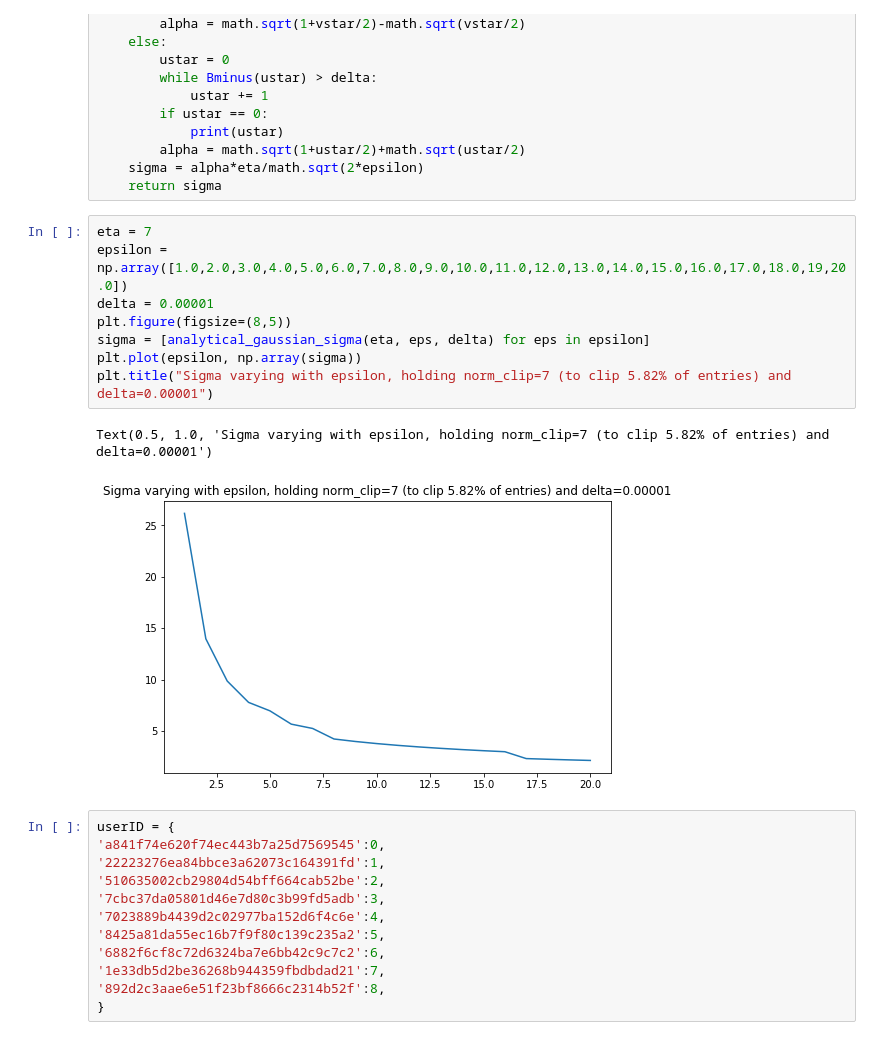
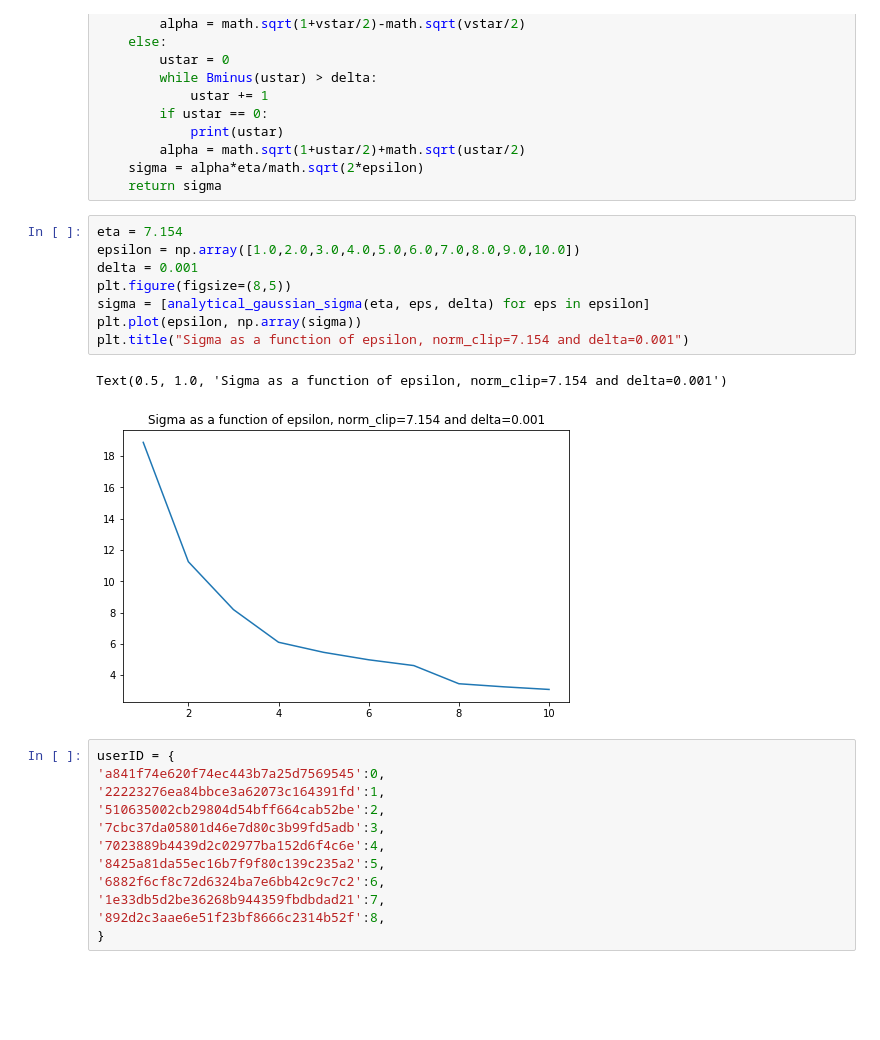
Before and after one commit to lillyclark/pytorch_privacy, a Jupyter notebook: Process Results.ipynb, the cells around one changed output. Drawn from its saved outputs; the diff is of its cells as text; blank space fills up the shorter version.

```diff
--- a/Process Results.ipynb
+++ b/Process Results.ipynb
@@ -108,16 +117,16 @@ def analytical_gaussian_sigma(eta, epsilon, delta):
     sigma = alpha*eta/math.sqrt(2*epsilon)
     return sigma
 # %%
-eta = 7
-epsilon = np.array([1.0,2.0,3.0,4.0,5.0,6.0,7.0,8.0,9.0,10.0,11.0,12.0,13.0,14.0,15.0,16.0,17.0,18.0,19,20.0])
-delta = 0.00001
+eta = 7.154
+epsilon = np.array([1.0,2.0,3.0,4.0,5.0,6.0,7.0,8.0,9.0,10.0])
+delta = 0.001
 plt.figure(figsize=(8,5))
 sigma = [analytical_gaussian_sigma(eta, eps, delta) for eps in epsilon]
 plt.plot(epsilon, np.array(sigma))
-plt.title("Sigma varying with epsilon, holding norm_clip=7 (to clip 5.82% of entries) and delta=0.00001")
+plt.title("Sigma as a function of epsilon, norm_clip=7.154 and delta=0.001")
 # %% [output]
-Text(0.5, 1.0, 'Sigma varying with epsilon, holding norm_clip=7 (to clip 5.82% of entries) and delta=0.00001')
+Text(0.5, 1.0, 'Sigma as a function of epsilon, norm_clip=7.154 and delta=0.001')
-[figure, old version]
+[figure, new version]
 # %%
 userID = {
 'a841f74e620f74ec443b7a25d7569545':0,
```
Also changed, not shown: parts of 36 cells of this notebook, 6 other files.
